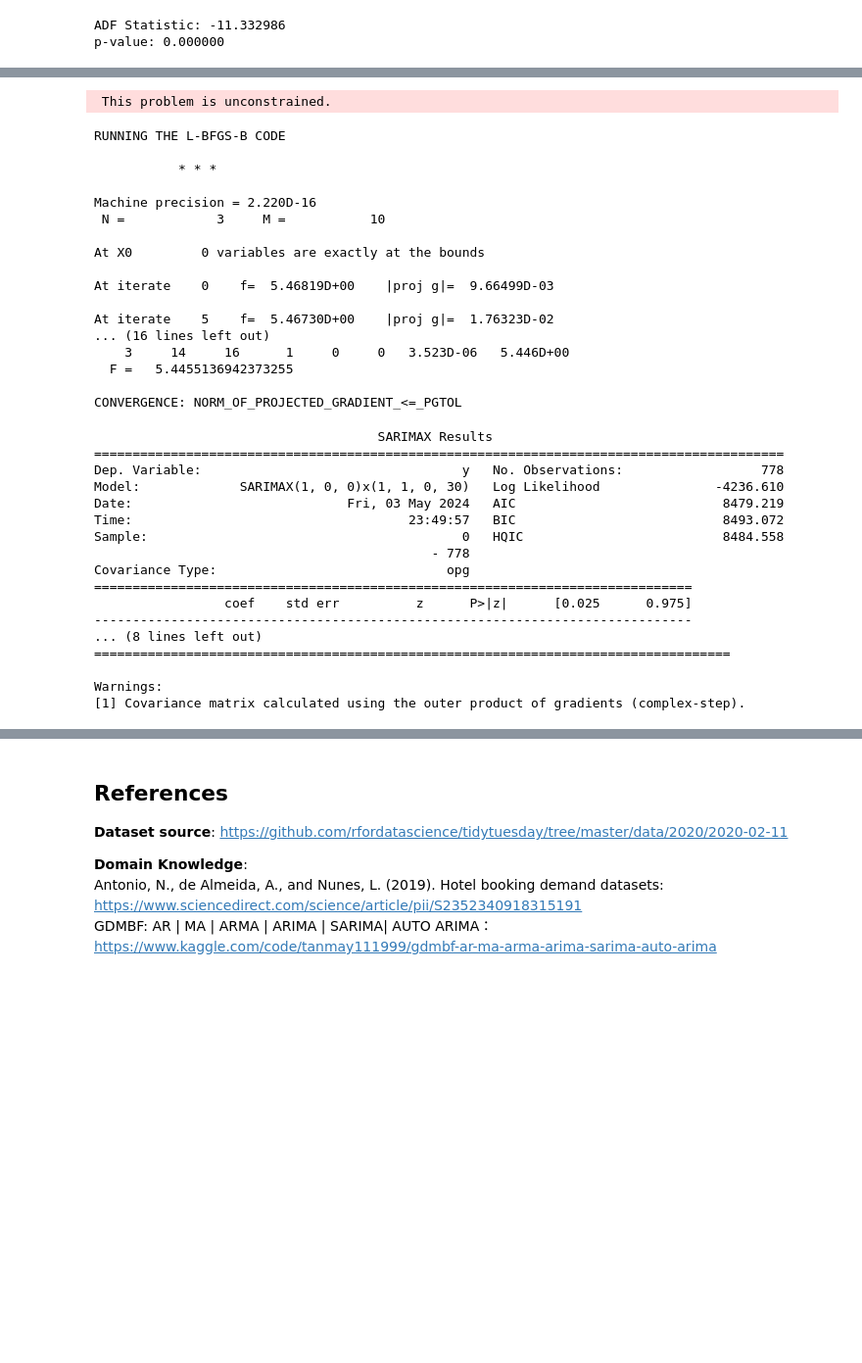
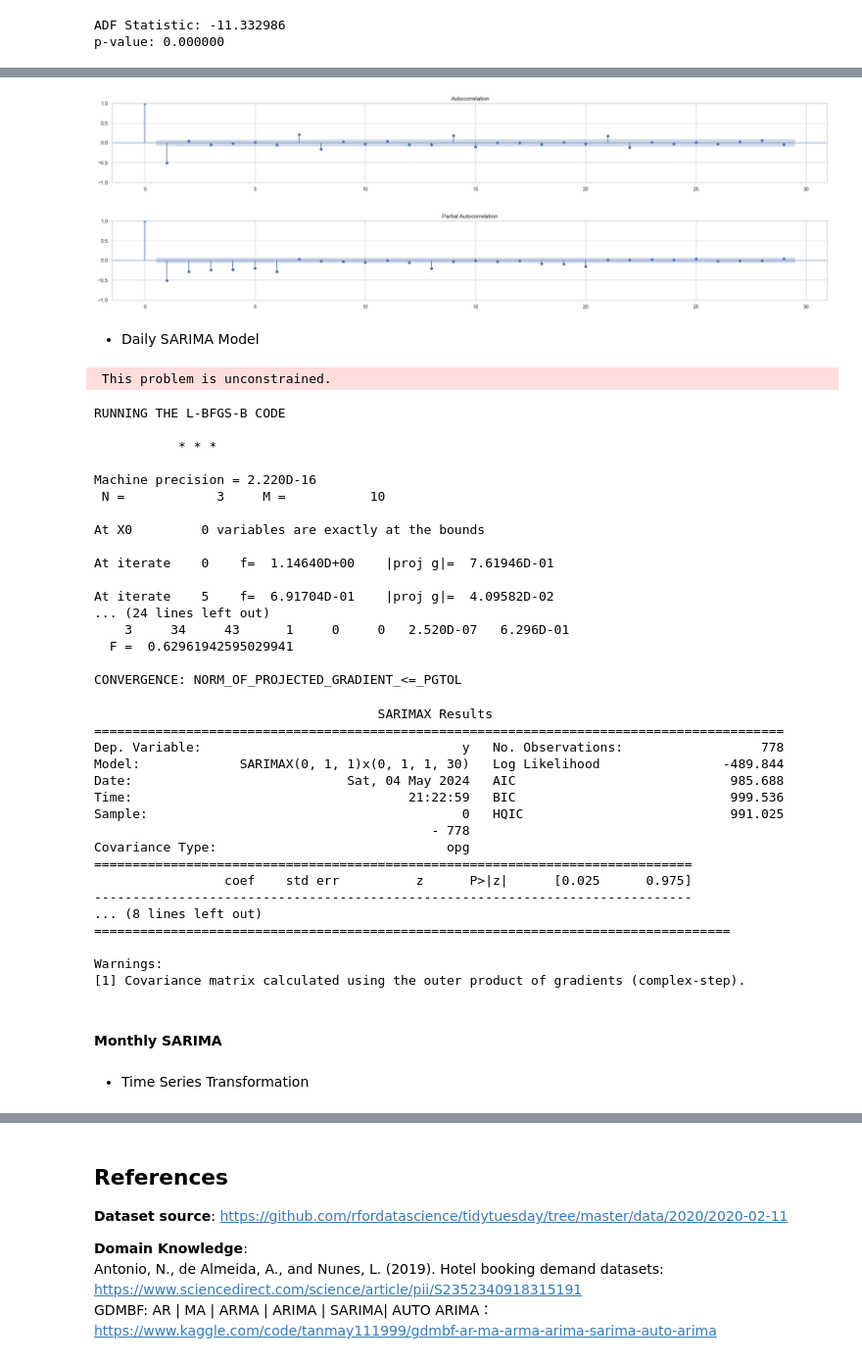
Before and after one commit to Zhengnan817/DAV-6150, a Jupyter notebook: Final_project/ARIMA2.ipynb, the cells around one changed output, grey strips where cells are left out. Shown at 98% size. Drawn from its saved outputs; the diff is of its cells as text; code cells hidden in the pictures; blank space fills up the shorter version.

```diff
--- a/Final_project/part1-4_FinalProject(1) copy.ipynb
+++ b/Final_project/ARIMA2.ipynb
@@ -515,0 +543,12 @@ p-value: 0.000000
+# %%
+from statsmodels.graphics.tsaplots import plot_acf, plot_pacf
+
+# Plot ACF and PACF
+plot_acf(daily_bookings_diff)
+plot_pacf(daily_bookings_diff)
+plt.show()
+# %% [output]
+[figure, added]
+[figure, added]
+# %% [markdown]
+- Daily SARIMA Model
@@ -517,10 +558,10 @@ p-value: 0.000000
 from statsmodels.tsa.statespace.sarimax import SARIMAX
 
 # Build and fit the SARIMA model, just a starting parameter setting example here
-sarima_model = SARIMAX(daily_bookings_diff,
-                       order=(1, 0, 0),
-                       seasonal_order=(1, 1, 0, 30))
-sarima_result = sarima_model.fit()
+sarima_model_daily = SARIMAX(dailyly_bookings_log,
+                       order=(0, 1, 1),
+                       seasonal_order=(0, 1, 1, 30))
+sarima_result_daily = sarima_model_daily.fit()
 # %% [output]
  This problem is unconstrained.
 RUNNING THE L-BFGS-B CODE
@@ -532,24 +573,24 @@ Machine precision = 2.220D-16
 
 At X0         0 variables are exactly at the bounds
 
-At iterate    0    f=  5.46819D+00    |proj g|=  9.66499D-03
+At iterate    0    f=  1.14640D+00    |proj g|=  7.61946D-01
 
-At iterate    5    f=  5.46730D+00    |proj g|=  1.76323D-02
-... (16 lines left out)
-    3     14     16      1     0     0   3.523D-06   5.446D+00
-  F =   5.4455136942373255
+At iterate    5    f=  6.91704D-01    |proj g|=  4.09582D-02
+... (24 lines left out)
+    3     34     43      1     0     0   2.520D-07   6.296D-01
+  F =  0.62961942595029941
 
 CONVERGENCE: NORM_OF_PROJECTED_GRADIENT_<=_PGTOL
 # %%
-print(sarima_result.summary())
+print(sarima_result_daily.summary())
 # %% [output]
                                      SARIMAX Results
 ==========================================================================================
 Dep. Variable:                                  y   No. Observations:                  778
-Model:             SARIMAX(1, 0, 0)x(1, 1, 0, 30)   Log Likelihood               -4236.610
-Date:                            Fri, 03 May 2024   AIC                           8479.219
-Time:                                    23:49:57   BIC                           8493.072
-Sample:                                         0   HQIC                          8484.558
+Model:             SARIMAX(0, 1, 1)x(0, 1, 1, 30)   Log Likelihood                -489.844
+Date:                            Sat, 04 May 2024   AIC                            985.688
+Time:                                    21:22:59   BIC                            999.536
+Sample:                                         0   HQIC                           991.025
                                             - 778
 Covariance Type:                              opg
 ==============================================================================
@@ -560,3 +601,7 @@ Covariance Type:                              opg
 
 Warnings:
 [1] Covariance matrix calculated using the outer product of gradients (complex-step).
+# %% [markdown]
+#### Monthly SARIMA
+# %% [markdown]
+- Time Series Transformation
```
Also changed, not shown: parts of 35 cells of this notebook, 2 other files.
